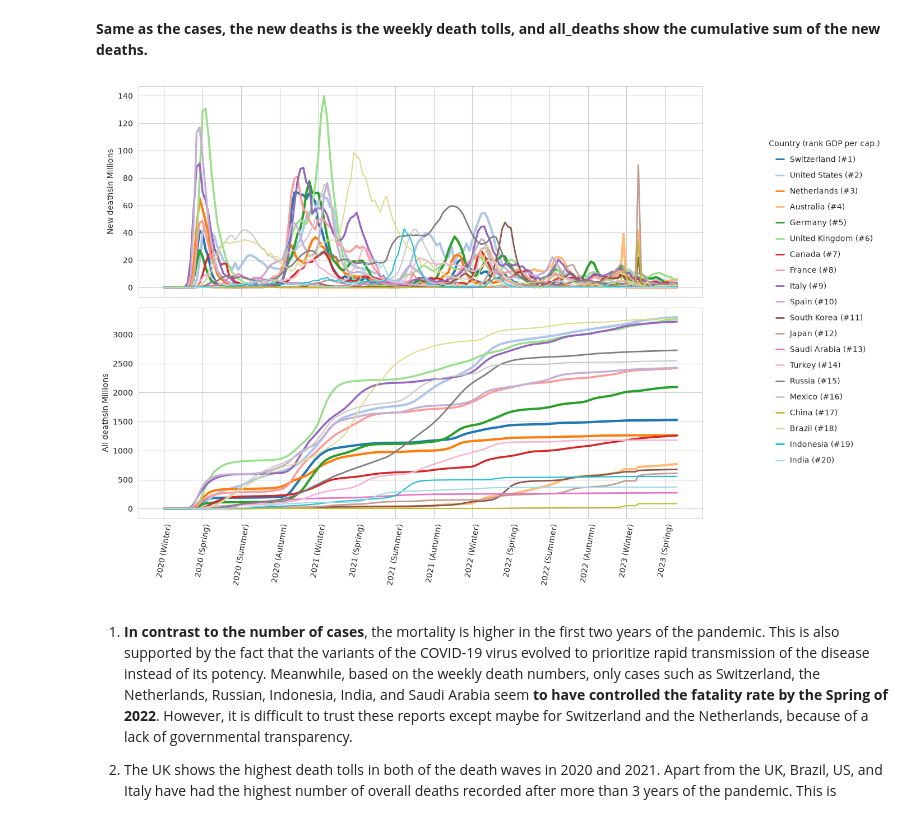
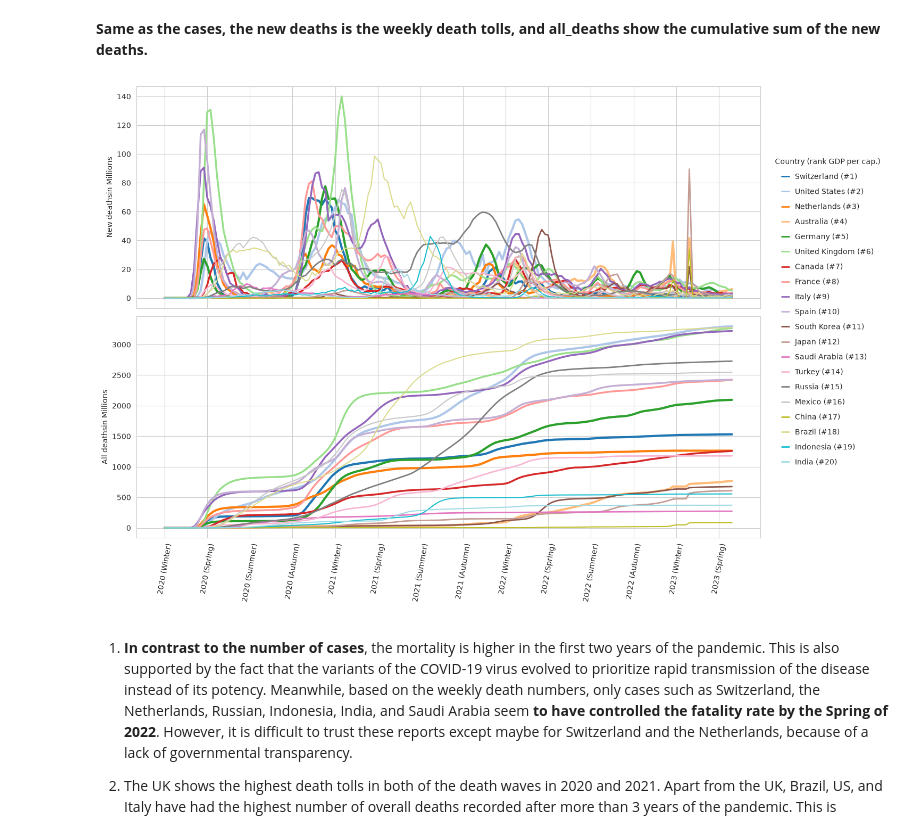
Before and after one commit to danialghamari/SQL_projects, a Jupyter notebook: Covid_19_analysis/4-Analysis1.ipynb, the cells around one changed output. Saved outputs shown, nothing was run; the diff lists cells and outputs as text; code cells hidden in the pictures.

```diff
--- a/Covid_19_analysis/4-Analysis1.ipynb
+++ b/Covid_19_analysis/4-Analysis1.ipynb
@@ -246,8 +246,8 @@ linewidths = [3 for i in range(5)]+[2.5 for i in range(5)]+[2 for i in range(5)]
 # %% [markdown]
 **Below, the new cases is the weekly records of Covid cases for that week, and all_cases show the cumulative sum of the new cases up to that point.**
 # %%
-fig = plt.figure(figsize=[15,10])
-gs = plt.GridSpec(2, 2, width_ratios=[1.,0.05], height_ratios=[1,1] , figure=fig, hspace=0.01)
+fig = plt.figure(figsize=[15,10],layout='tight')
+gs = plt.GridSpec(2, 2, width_ratios=[1.,0.05], height_ratios=[1,1] , figure=fig)
 
 ax = [fig.add_subplot(gs[i,0], sharex=None if i==0 else fig.axes[0]) for i in range(gs.get_geometry()[0])]
 for (idx,name,population) in country_df[["id","country","population_mil"]].values:
@@ -304,8 +304,8 @@ fig.savefig('Figures/covid_cases.png')
 # %% [markdown]
 **Same as the cases, the new deaths is the weekly death tolls, and all_deaths show the cumulative sum of the new deaths.**
 # %%
-fig = plt.figure(figsize=[15,10])
-gs = plt.GridSpec(2, 2, width_ratios=[1.,0.05], height_ratios=[1,1] , figure=fig, hspace=0.05)
+fig = plt.figure(figsize=[15,10],layout='tight')
+gs = plt.GridSpec(2, 2, width_ratios=[1.,0.05], height_ratios=[1,1] , figure=fig)
 
 ax = [fig.add_subplot(gs[i,0], sharex=None if i==0 else fig.axes[0]) for i in range(gs.get_geometry()[0])]
 for (idx,name,population) in country_df[["id","country","population_mil"]].values:
@@ -324,34 +324,34 @@ for counter in range(gs.get_geometry()[0]):
     ax[counter].get_legend().remove()
     ax[counter].set_xticks(xticks)
     ax[counter].set_xlabel("")
     ax[counter].tick_params(axis="x", labelbottom=False)
     ax[counter].set_ylabel(' '.join(ax[counter].get_ylabel().split('_')).capitalize()+'in Millions')
 
 ax[-1].set_xticks(xticks,xticks_labels, rotation=80)
 ax[-1].tick_params(axis="x", labelbottom=True)
 
 ax_country_list = fig.add_subplot(gs[:,1])
 handles = [
     plt.Line2D([0], [0], color=line.get_color(), lw=2, label=' '.join([i.capitalize() for i in line.get_label().split()]))
     for idx,line in enumerate(ax[0].get_lines())
 ]
 
 ax_country_list.legend(
     handles=handles,
     title="Country (rank GDP per cap.)",
     loc="center left",
     frameon=False,
     fontsize=10,
     handlelength=1,
     labelspacing=1.0
 )
 
 # Hide the legend axis
 ax_country_list.axis("off")
 
 fig.savefig('Figures/covid_deaths.png')
 # %% [output]
-[figure, old version]
+[figure, new version]
 # %% [markdown]
 1. **In contrast to the number of cases**, the mortality is higher in the first two years of the pandemic. This is also supported by the fact that the variants of the COVID-19 virus evolved to prioritize rapid transmission of the disease instead of its potency. Meanwhile, based on the weekly death numbers, only cases such as Switzerland, the Netherlands, Russian, Indonesia, India, and Saudi Arabia seem **to have controlled the fatality rate by the Spring of 2022**. However, it is difficult to trust these reports except maybe for Switzerland and the Netherlands, because of a lack of governmental transparency.
 
```
Also changed, not shown: parts of 1 cell of this notebook, 3 other files.
